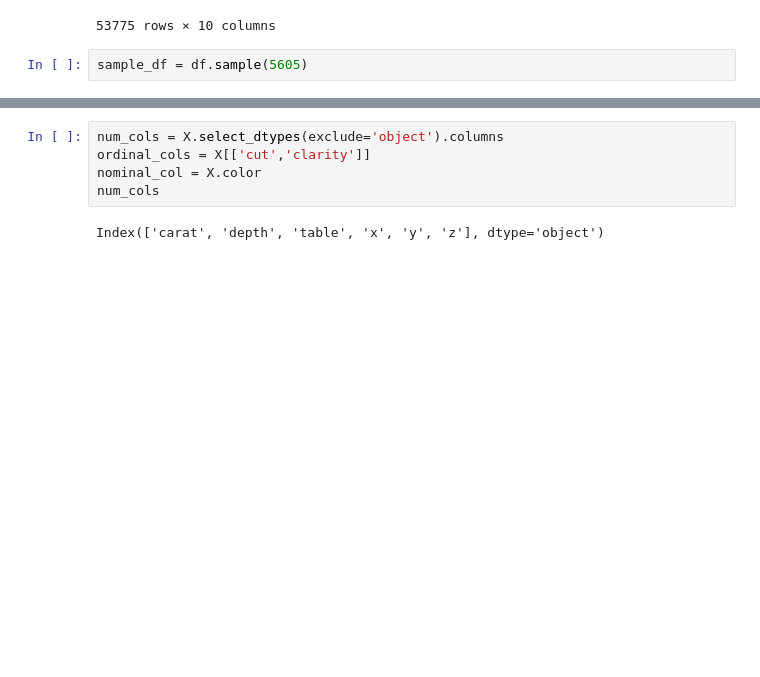
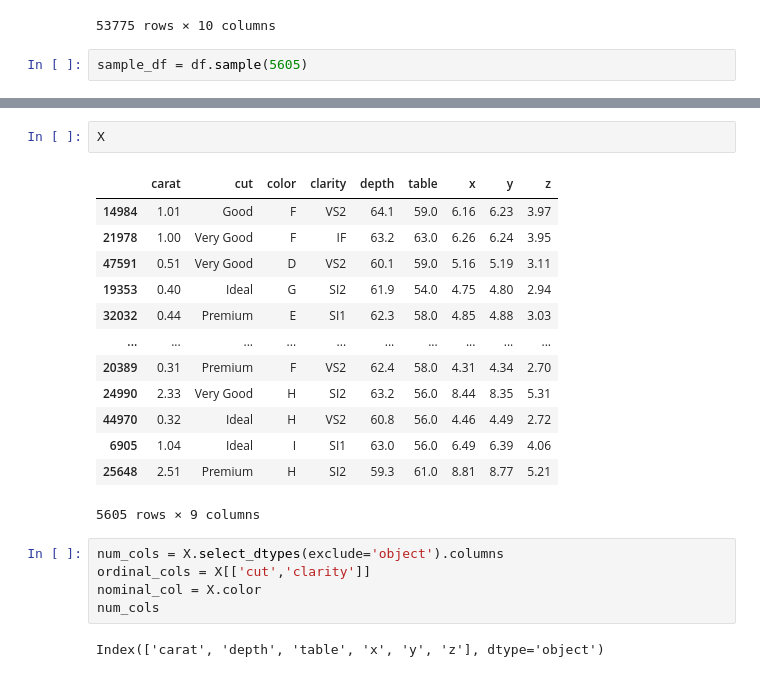
Before and after one commit to GyanPrakashkushwaha/DiamondPricePrediction, a Jupyter notebook: notebook/ModelTraining.ipynb, the cells around one changed output, grey strips where cells are left out. Saved outputs shown, nothing was run; the diff lists cells and outputs as text; blank space fills up the shorter version.

```diff
--- a/notebook/ModelTraining.ipynb
+++ b/notebook/ModelTraining.ipynb
@@ -82,4 +82,20 @@ X,y
  Name: price, Length: 5605, dtype: int64)
+# %%
+X
+# %% [output]
+|  | carat | cut | color | clarity | depth | table | x | y | z |
+| 14984 | 1.01 | Good | F | VS2 | 64.1 | 59.0 | 6.16 | 6.23 | 3.97 |
+| 21978 | 1.00 | Very Good | F | IF | 63.2 | 63.0 | 6.26 | 6.24 | 3.95 |
+| 47591 | 0.51 | Very Good | D | VS2 | 60.1 | 59.0 | 5.16 | 5.19 | 3.11 |
+| 19353 | 0.40 | Ideal | G | SI2 | 61.9 | 54.0 | 4.75 | 4.80 | 2.94 |
+| 32032 | 0.44 | Premium | E | SI1 | 62.3 | 58.0 | 4.85 | 4.88 | 3.03 |
+| ... | ... | ... | ... | ... | ... | ... | ... | ... | ... |
+| 20389 | 0.31 | Premium | F | VS2 | 62.4 | 58.0 | 4.31 | 4.34 | 2.70 |
+| 24990 | 2.33 | Very Good | H | SI2 | 63.2 | 56.0 | 8.44 | 8.35 | 5.31 |
+| 44970 | 0.32 | Ideal | H | VS2 | 60.8 | 56.0 | 4.46 | 4.49 | 2.72 |
+| 6905 | 1.04 | Ideal | I | SI1 | 63.0 | 56.0 | 6.49 | 6.39 | 4.06 |
+| 25648 | 2.51 | Premium | H | SI2 | 59.3 | 61.0 | 8.81 | 8.77 | 5.21 |
+5605 rows × 9 columns
 # %%
 num_cols = X.select_dtypes(exclude='object').columns
 ordinal_cols = X[['cut','clarity']]
```
Also changed, not shown: parts of 6 cells of this notebook, 7 other files.
